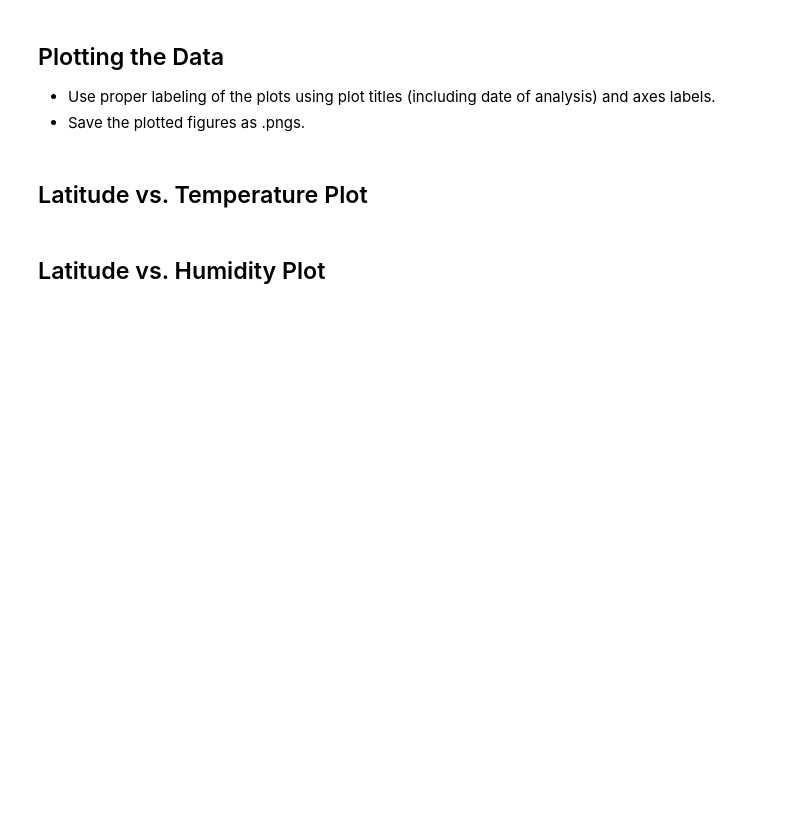
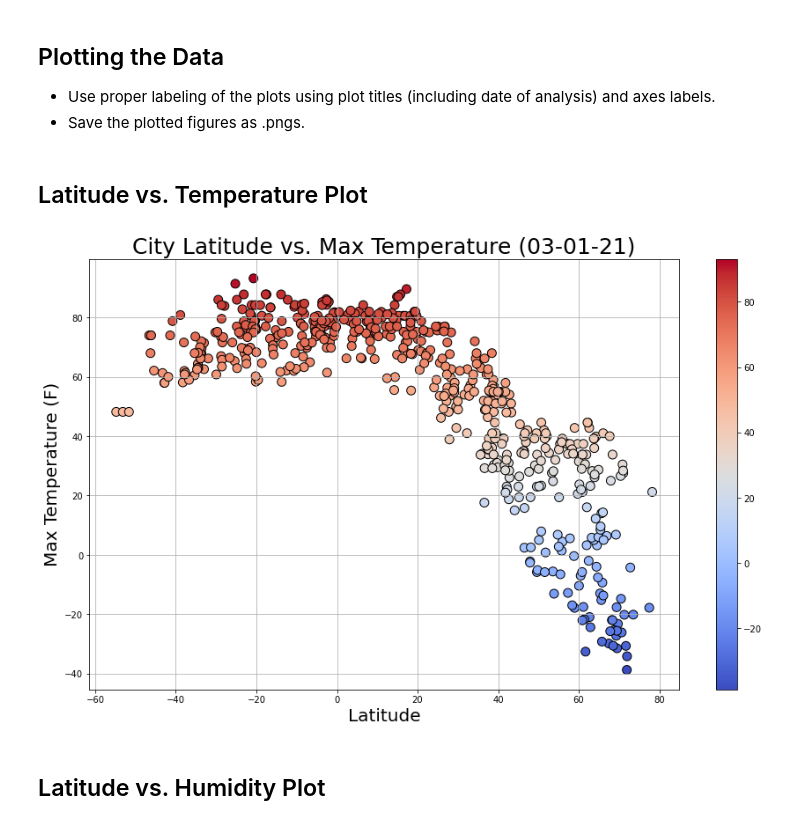
Before and after one commit to crogar/python-api-challenge, a Jupyter notebook: WeatherPy/WeatherPy.ipynb, the cells around one changed output. Cells and saved outputs as stored; diff of their text form; code cells hidden in the pictures; blank space fills up the shorter version.

Commit message:
Update WeatherPy.ipynb
Created Latitude vs max Temp graph

```diff
--- a/WeatherPy/WeatherPy.ipynb
+++ b/WeatherPy/WeatherPy.ipynb
@@ -157,6 +157,21 @@ humidity_grt_100.head()
 * Save the plotted figures as .pngs.
 # %% [markdown]
 ## Latitude vs. Temperature Plot
+# %%
+latitues = df['Lat']
+temps = df['Max Temp']
+
+plt.figure(figsize=(15,9))
+plt.grid()
+today = datetime.today().strftime('%m-%d-%y')
+plt.title(f"City Latitude vs. Max Temperature ({today})", fontsize=25)
+plt.xlabel("Latitude", fontsize=20)
+plt.ylabel("Max Temperature (F)",fontsize=20)
+ax = plt.scatter(latitues, temps, s=100, c=temps, cmap='coolwarm', edgecolors="black" )
+plt.colorbar()
+plt.savefig("Temp_city.png")
+# %% [output]
+[figure, added]
 # %% [markdown]
 ## Latitude vs. Humidity Plot
 # %% [markdown]
```
Also changed, not shown: 1 other file.
